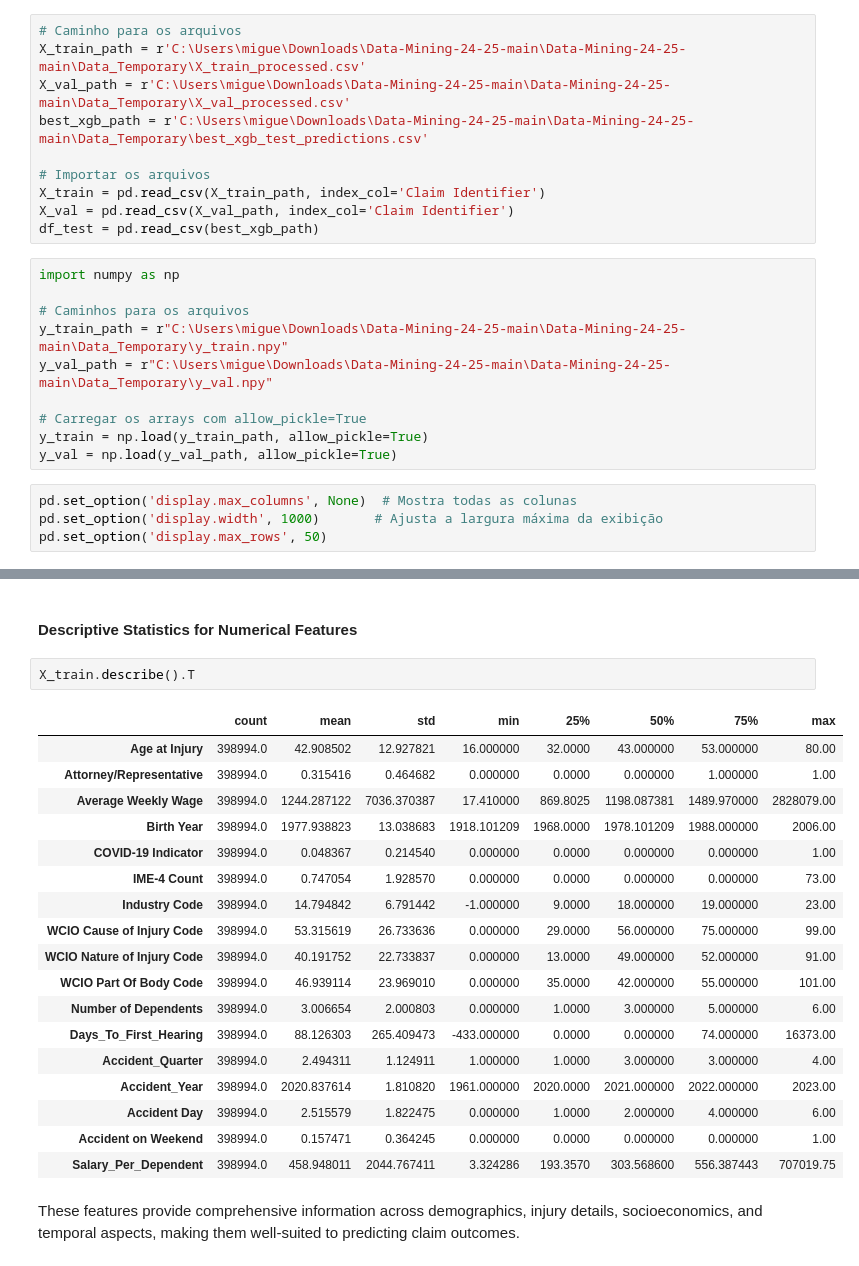
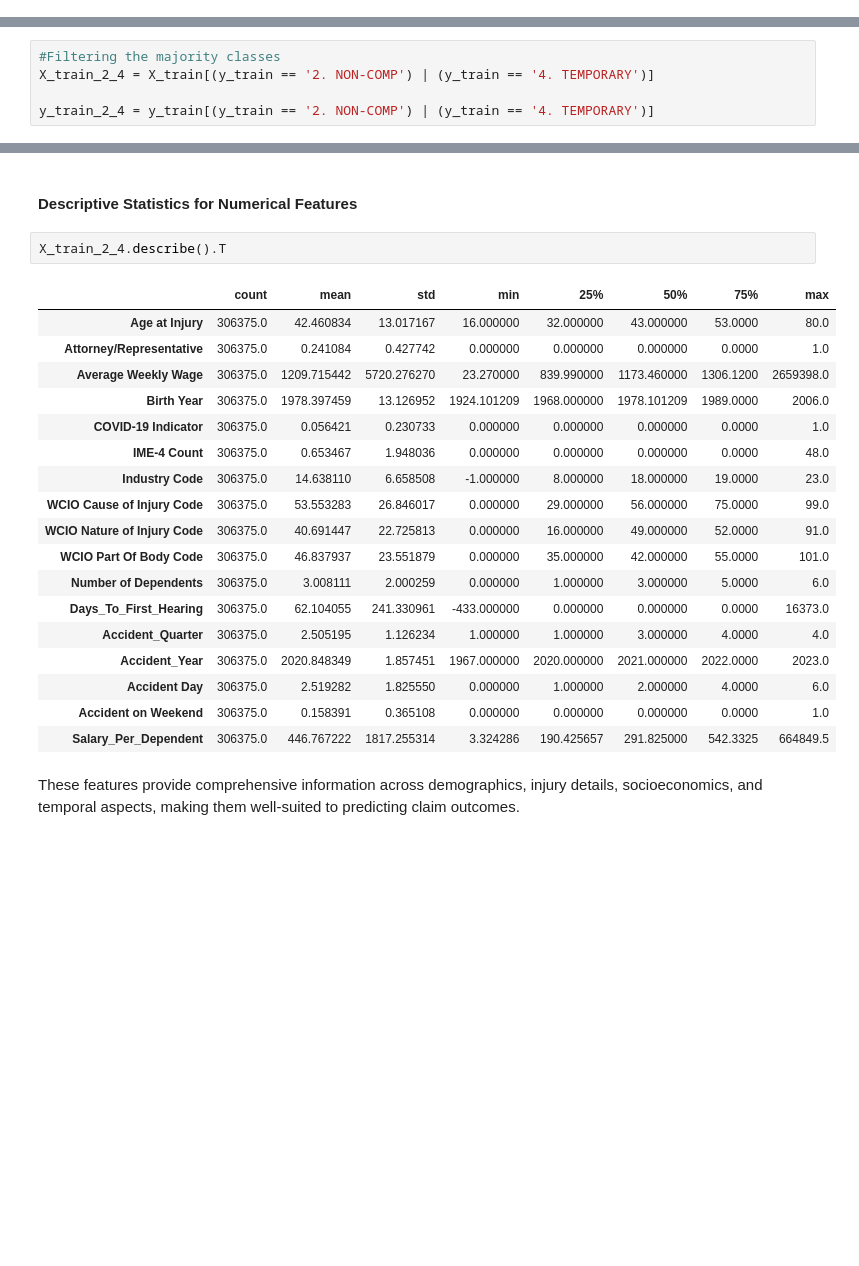
Before and after one commit to xandga/Machine_Learning_project, a Jupyter notebook: Deliverables/3. Level 2 Binary Classification.ipynb, the cells around one changed output, grey strips where cells are left out. Cells and saved outputs as stored; diff of their text form; blank space fills up the shorter version.

```diff
--- a/Deliverables/3. Level 2 Binary Classification.ipynb
+++ b/Deliverables/3. Level 2 Binary Classification.ipynb
@@ -98,24 +182,0 @@ from utils import plot_importance, cor_heatmap, find_optimal_features_with_rfe,
-# %%
-# Caminho para os arquivos
-X_train_path = r'C:\Users\migue\Downloads\Data-Mining-24-25-main\Data-Mining-24-25-main\Data_Temporary\X_train_processed.csv'
-X_val_path = r'C:\Users\migue\Downloads\Data-Mining-24-25-main\Data-Mining-24-25-main\Data_Temporary\X_val_processed.csv'
-best_xgb_path = r'C:\Users\migue\Downloads\Data-Mining-24-25-main\Data-Mining-24-25-main\Data_Temporary\best_xgb_test_predictions.csv'
-
-# Importar os arquivos
-X_train = pd.read_csv(X_train_path, index_col='Claim Identifier')
-X_val = pd.read_csv(X_val_path, index_col='Claim Identifier')
-df_test = pd.read_csv(best_xgb_path)
-# %%
-import numpy as np
-
-# Caminhos para os arquivos
-y_train_path = r"C:\Users\migue\Downloads\Data-Mining-24-25-main\Data-Mining-24-25-main\Data_Temporary\y_train.npy"
-y_val_path = r"C:\Users\migue\Downloads\Data-Mining-24-25-main\Data-Mining-24-25-main\Data_Temporary\y_val.npy"
-
-# Carregar os arrays com allow_pickle=True
-y_train = np.load(y_train_path, allow_pickle=True)
-y_val = np.load(y_val_path, allow_pickle=True)
-# %%
-pd.set_option('display.max_columns', None)  # Mostra todas as colunas
-pd.set_option('display.width', 1000)       # Ajusta a largura máxima da exibição
-pd.set_option('display.max_rows', 50)
@@ -128,0 +183,5 @@ df_test.drop('Predictions', axis=1, inplace=True)
+# %%
+#Filtering the majority classes
+X_train_2_4 = X_train[(y_train == '2. NON-COMP') | (y_train == '4. TEMPORARY')]
+
+y_train_2_4 = y_train[(y_train == '2. NON-COMP') | (y_train == '4. TEMPORARY')]
@@ -181,26 +269,26 @@ This feature provides a socioeconomic context for the claims, allowing the model
 # %% [markdown]
 #### Descriptive Statistics for Numerical Features
 # %%
-X_train.describe().T
+X_train_2_4.describe().T
 # %% [output]
 |  | count | mean | std | min | 25% | 50% | 75% | max |
-| Age at Injury | 398994.0 | 42.908502 | 12.927821 | 16.000000 | 32.0000 | 43.000000 | 53.000000 | 80.00 |
-| Attorney/Representative | 398994.0 | 0.315416 | 0.464682 | 0.000000 | 0.0000 | 0.000000 | 1.000000 | 1.00 |
-| Average Weekly Wage | 398994.0 | 1244.287122 | 7036.370387 | 17.410000 | 869.8025 | 1198.087381 | 1489.970000 | 2828079.00 |
-| Birth Year | 398994.0 | 1977.938823 | 13.038683 | 1918.101209 | 1968.0000 | 1978.101209 | 1988.000000 | 2006.00 |
-| COVID-19 Indicator | 398994.0 | 0.048367 | 0.214540 | 0.000000 | 0.0000 | 0.000000 | 0.000000 | 1.00 |
-| IME-4 Count | 398994.0 | 0.747054 | 1.928570 | 0.000000 | 0.0000 | 0.000000 | 0.000000 | 73.00 |
-| Industry Code | 398994.0 | 14.794842 | 6.791442 | -1.000000 | 9.0000 | 18.000000 | 19.000000 | 23.00 |
-| WCIO Cause of Injury Code | 398994.0 | 53.315619 | 26.733636 | 0.000000 | 29.0000 | 56.000000 | 75.000000 | 99.00 |
-| WCIO Nature of Injury Code | 398994.0 | 40.191752 | 22.733837 | 0.000000 | 13.0000 | 49.000000 | 52.000000 | 91.00 |
-| WCIO Part Of Body Code | 398994.0 | 46.939114 | 23.969010 | 0.000000 | 35.0000 | 42.000000 | 55.000000 | 101.00 |
-| Number of Dependents | 398994.0 | 3.006654 | 2.000803 | 0.000000 | 1.0000 | 3.000000 | 5.000000 | 6.00 |
-| Days_To_First_Hearing | 398994.0 | 88.126303 | 265.409473 | -433.000000 | 0.0000 | 0.000000 | 74.000000 | 16373.00 |
-| Accident_Quarter | 398994.0 | 2.494311 | 1.124911 | 1.000000 | 1.0000 | 3.000000 | 3.000000 | 4.00 |
-| Accident_Year | 398994.0 | 2020.837614 | 1.810820 | 1961.000000 | 2020.0000 | 2021.000000 | 2022.000000 | 2023.00 |
-| Accident Day | 398994.0 | 2.515579 | 1.822475 | 0.000000 | 1.0000 | 2.000000 | 4.000000 | 6.00 |
-| Accident on Weekend | 398994.0 | 0.157471 | 0.364245 | 0.000000 | 0.0000 | 0.000000 | 0.000000 | 1.00 |
-| Salary_Per_Dependent | 398994.0 | 458.948011 | 2044.767411 | 3.324286 | 193.3570 | 303.568600 | 556.387443 | 707019.75 |
+| Age at Injury | 306375.0 | 42.460834 | 13.017167 | 16.000000 | 32.000000 | 43.000000 | 53.0000 | 80.0 |
+| Attorney/Representative | 306375.0 | 0.241084 | 0.427742 | 0.000000 | 0.000000 | 0.000000 | 0.0000 | 1.0 |
+| Average Weekly Wage | 306375.0 | 1209.715442 | 5720.276270 | 23.270000 | 839.990000 | 1173.460000 | 1306.1200 | 2659398.0 |
+| Birth Year | 306375.0 | 1978.397459 | 13.126952 | 1924.101209 | 1968.000000 | 1978.101209 | 1989.0000 | 2006.0 |
+| COVID-19 Indicator | 306375.0 | 0.056421 | 0.230733 | 0.000000 | 0.000000 | 0.000000 | 0.0000 | 1.0 |
+| IME-4 Count | 306375.0 | 0.653467 | 1.948036 | 0.000000 | 0.000000 | 0.000000 | 0.0000 | 48.0 |
+| Industry Code | 306375.0 | 14.638110 | 6.658508 | -1.000000 | 8.000000 | 18.000000 | 19.0000 | 23.0 |
+| WCIO Cause of Injury Code | 306375.0 | 53.553283 | 26.846017 | 0.000000 | 29.000000 | 56.000000 | 75.0000 | 99.0 |
+| WCIO Nature of Injury Code | 306375.0 | 40.691447 | 22.725813 | 0.000000 | 16.000000 | 49.000000 | 52.0000 | 91.0 |
+| WCIO Part Of Body Code | 306375.0 | 46.837937 | 23.551879 | 0.000000 | 35.000000 | 42.000000 | 55.0000 | 101.0 |
+| Number of Dependents | 306375.0 | 3.008111 | 2.000259 | 0.000000 | 1.000000 | 3.000000 | 5.0000 | 6.0 |
+| Days_To_First_Hearing | 306375.0 | 62.104055 | 241.330961 | -433.000000 | 0.000000 | 0.000000 | 0.0000 | 16373.0 |
+| Accident_Quarter | 306375.0 | 2.505195 | 1.126234 | 1.000000 | 1.000000 | 3.000000 | 4.0000 | 4.0 |
+| Accident_Year | 306375.0 | 2020.848349 | 1.857451 | 1967.000000 | 2020.000000 | 2021.000000 | 2022.0000 | 2023.0 |
+| Accident Day | 306375.0 | 2.519282 | 1.825550 | 0.000000 | 1.000000 | 2.000000 | 4.0000 | 6.0 |
+| Accident on Weekend | 306375.0 | 0.158391 | 0.365108 | 0.000000 | 0.000000 | 0.000000 | 0.0000 | 1.0 |
+| Salary_Per_Dependent | 306375.0 | 446.767222 | 1817.255314 | 3.324286 | 190.425657 | 291.825000 | 542.3325 | 664849.5 |
 # %% [markdown]
 These features provide comprehensive information across demographics, injury details, socioeconomics, and temporal aspects, making them well-suited to predicting claim outcomes.
 # %%
```
Also changed, not shown: parts of 93 cells of this notebook, 6 other files.
